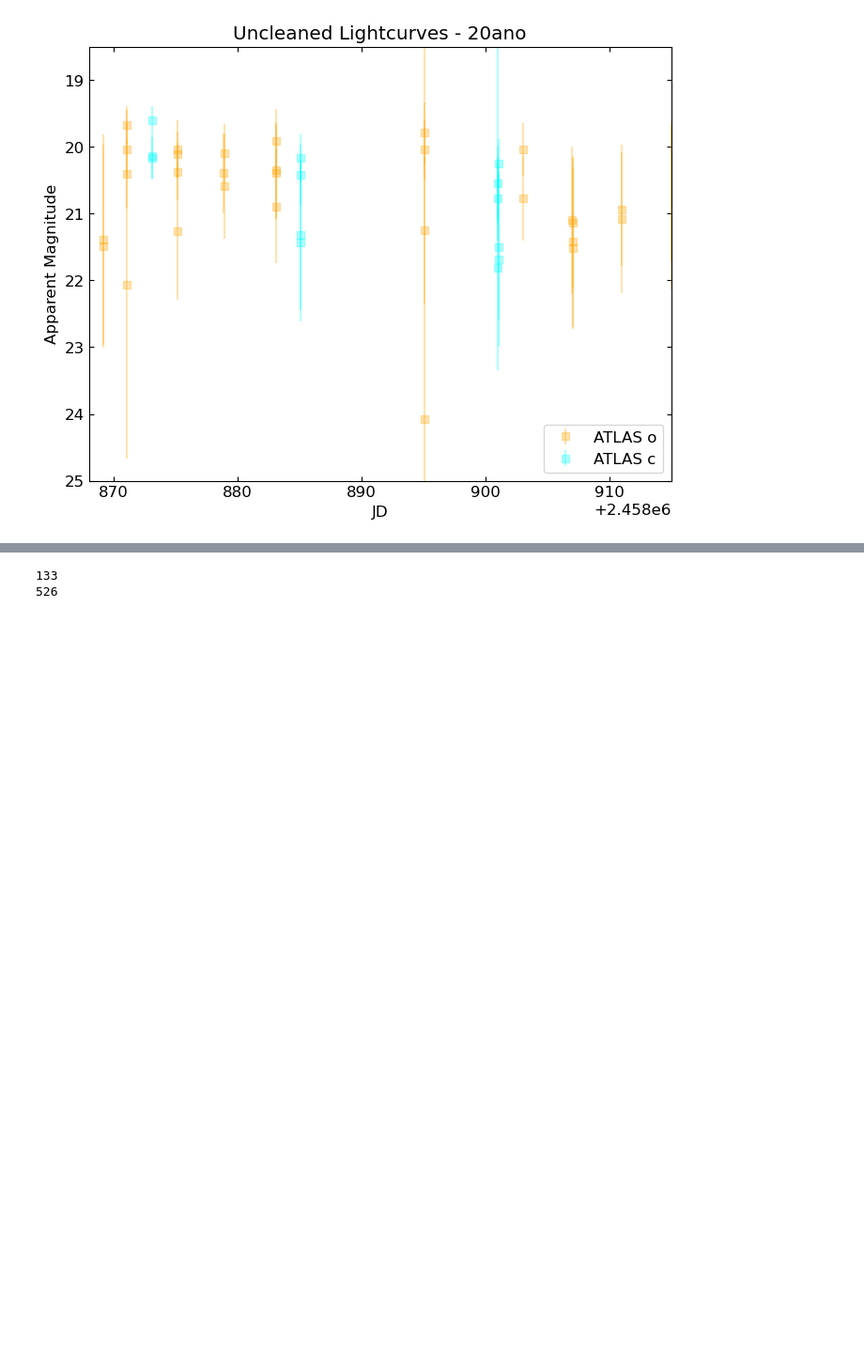
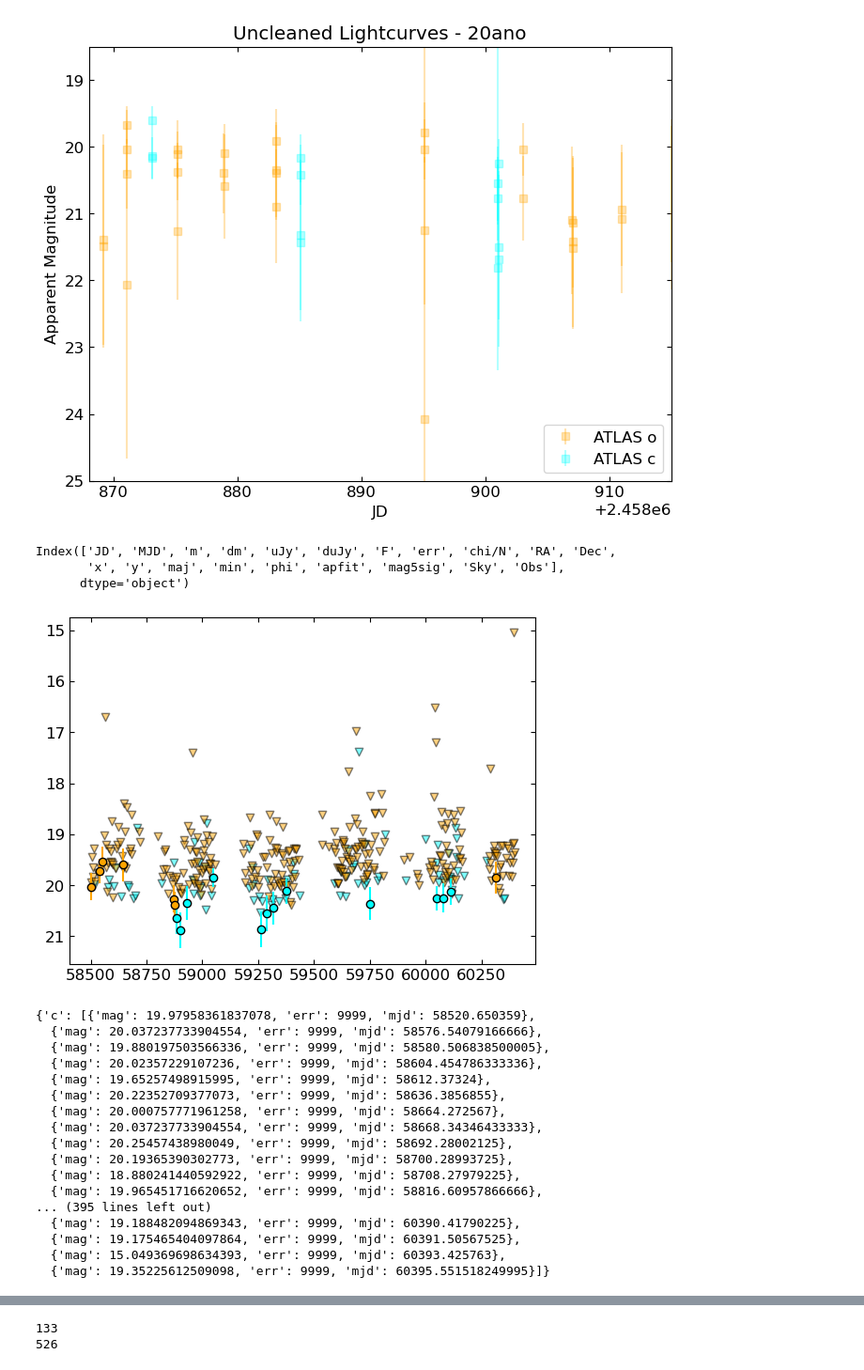
Before and after one commit to aec3675/ztf_IIb, a Jupyter notebook: cleaning/outputs/plot_cleaned.ipynb, the cells around one changed output, grey strips where cells are left out. Shown at 94% size. Drawn from its saved outputs; the diff is of its cells as text; code cells hidden in the pictures; blank space fills up the shorter version.

```diff
--- a/cleaning/outputs/plot_cleaned.ipynb
+++ b/cleaning/outputs/plot_cleaned.ipynb
@@ -15,3 +16,34 @@ plt.title('Uncleaned Lightcurves - 20ano')
 # %% [output]
 Text(0.5, 1.0, 'Uncleaned Lightcurves - 20ano')
 [figure]
+# %%
+# testing to see if i can make similar atlas averaged light curve - IN FLUX
+tstart = 868+2.458e6
+tend = 915+2.458e6
+sn20ano_at_cut = sn20ano_at[(tstart<sn20ano_at['JD'])&(sn20ano_at['JD']<tend)]
+print(sn20ano_at_cut.columns)
+o = np.where(sn20ano_at_cut['F']=='o')
+c = np.where(sn20ano_at_cut['F']=='c')
+
+jd_o_avgs, flux_o_avgs, flux_o_errs = [],[],[]
+for i in range(len(sn20ano_at_cut.JD.values[o])):
+    t_i = np.array(sn20ano_at_cut.JD.values[o])[i]
+    t_around = np.where((t_i-0.5<=sn20ano_at_cut.JD.values[o])&(sn20ano_at_cut.JD.values[o]<=t_i+0.5))
+
+    jd_avg = sn20ano_at_cut.JD.values[o][t_around].mean()
+    flux_o_avg = sn20ano_at_cut.uJy.values[o][t_around].mean()
+    flux_o_err = np.sqrt(sum([val**2 for val in sn20ano_at_cut.duJy.values[o][t_around]]))
+
+    # flux_o_avg = (sn20ano_at_cut.uJy.values[o][t_around]*sn20ano_at_cut.duJy.values[o][t_around]).sum() / sn20ano_at_cut.duJy.values[o][t_around].sum()
+    # flux_o_err = np.sqrt(sum([val**2 for val in (sn20ano_at_cut.duJy.values[o][t_around]/sn20ano_at_cut.uJy.values[o][t_around])]))
+
+    jd_o_avgs.append(jd_avg)
+    flux_o_avgs.append(flux_o_avg)
+    flux_o_errs.append(flux_o_err)
+jd_o_avgs = pd.Series(jd_o_avgs).unique()
+flux_o_avgs = pd.Series(flux_o_avgs).unique()
+flux_o_errs = pd.Series(flux_o_errs).unique()
+# %% [output]
+Index(['JD', 'MJD', 'm', 'dm', 'uJy', 'duJy', 'F', 'err', 'chi/N', 'RA', 'Dec',
+       'x', 'y', 'maj', 'min', 'phi', 'apfit', 'mag5sig', 'Sky', 'Obs'],
+      dtype='object')
@@ -17,0 +260,23 @@ Text(0.5, 1.0, 'Uncleaned Lightcurves - 20ano')
+# %%
+%matplotlib inline
+plt.figure()
+get_mag_from_atlas_fp('../../data/forced_phot_data/sn20ano_atlas.txt')
+# %% [output]
+[figure, added]
+{'c': [{'mag': 19.97958361837078, 'err': 9999, 'mjd': 58520.650359},
+  {'mag': 20.037237733904554, 'err': 9999, 'mjd': 58576.54079166666},
+  {'mag': 19.880197503566336, 'err': 9999, 'mjd': 58580.506838500005},
+  {'mag': 20.02357229107236, 'err': 9999, 'mjd': 58604.454786333336},
+  {'mag': 19.65257498915995, 'err': 9999, 'mjd': 58612.37324},
+  {'mag': 20.22352709377073, 'err': 9999, 'mjd': 58636.3856855},
+  {'mag': 20.000757771961258, 'err': 9999, 'mjd': 58664.272567},
+  {'mag': 20.037237733904554, 'err': 9999, 'mjd': 58668.34346433333},
+  {'mag': 20.25457438980049, 'err': 9999, 'mjd': 58692.28002125},
+  {'mag': 20.19365390302773, 'err': 9999, 'mjd': 58700.28993725},
+  {'mag': 18.880241440592922, 'err': 9999, 'mjd': 58708.27979225},
+  {'mag': 19.965451716620652, 'err': 9999, 'mjd': 58816.60957866666},
+... (395 lines left out)
+  {'mag': 19.188482094869343, 'err': 9999, 'mjd': 60390.41790225},
+  {'mag': 19.175465404097864, 'err': 9999, 'mjd': 60391.50567525},
+  {'mag': 15.049369698634393, 'err': 9999, 'mjd': 60393.425763},
+  {'mag': 19.35225612509098, 'err': 9999, 'mjd': 60395.551518249995}]}
```
Also changed, not shown: parts of 8 cells of this notebook, 3 other files.
